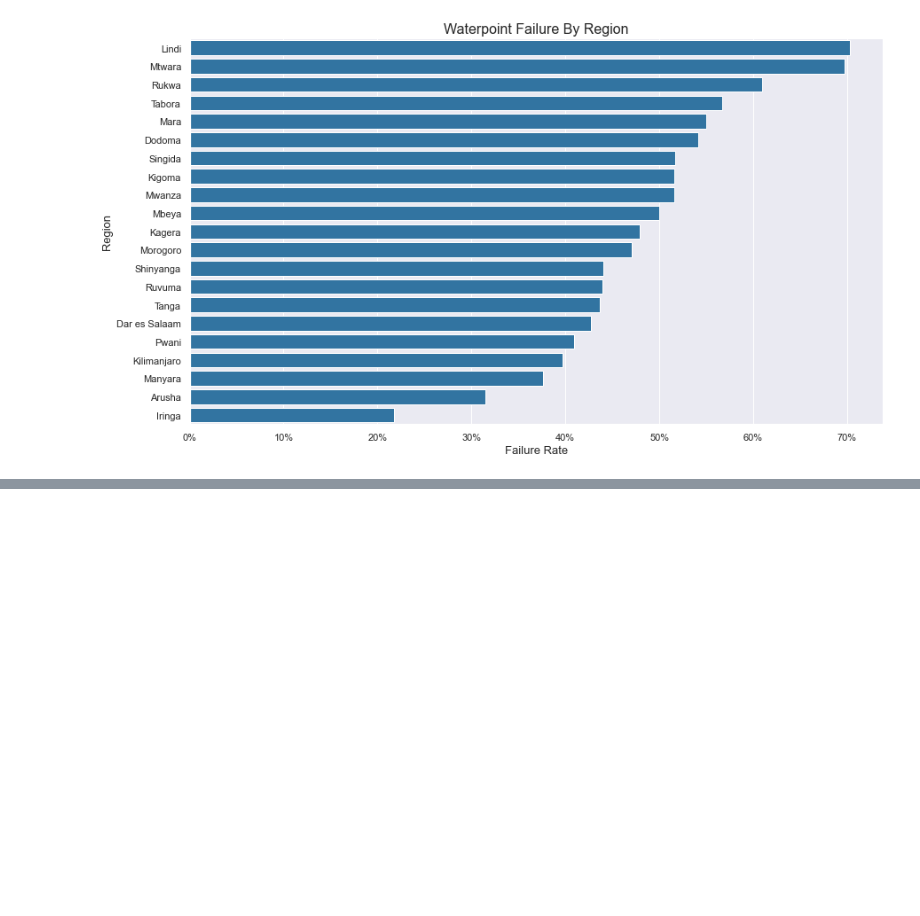
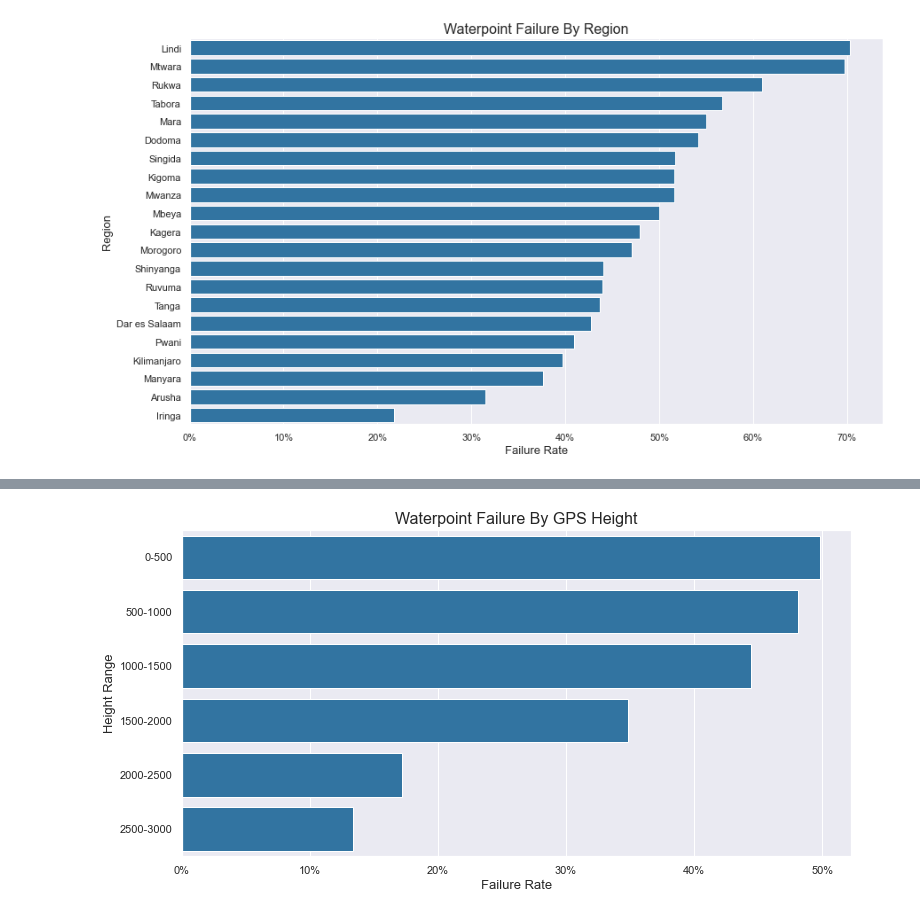
Before and after one commit to cmhollman/Phase-3-Project, a Jupyter notebook: tanz_notebook.ipynb, the cells around one changed output, grey strips where cells are left out. Drawn from its saved outputs; the diff is of its cells as text; code cells hidden in the pictures; blank space fills up the shorter version.

```diff
--- a/tanz_notebook.ipynb
+++ b/tanz_notebook.ipynb
@@ -562,0 +772,29 @@ ax.xaxis.set_major_formatter(mtick.PercentFormatter());
+# %%
+combined_df.loc[combined_df['gps_height'] >=0, 'height_group'] = '0-500'
+combined_df.loc[combined_df['gps_height'] >=500, 'height_group'] = '500-1000'
+combined_df.loc[combined_df['gps_height'] >=1000, 'height_group'] = '1000-1500'
+combined_df.loc[combined_df['gps_height'] >=1500, 'height_group'] = '1500-2000'
+combined_df.loc[combined_df['gps_height'] >=2000, 'height_group'] = '2000-2500'
+combined_df.loc[combined_df['gps_height'] >=2500, 'height_group'] = '2500-3000'
+# %%
+alts = combined_df.groupby('height_group')['status_group'].value_counts().unstack()
+alts['total'] = alts['non functional']+alts['functional needs repair']+alts['functional']
+alts['failure_rate'] = (alts['non functional']+alts['functional needs repair'])/alts['total']
+alts = alts.sort_values('failure_rate', ascending=False)
+alts.reset_index(inplace=True)
+# %%
+ax = plt.subplots(figsize=(12,6))
+sns.set_theme(style="darkgrid")
+sns.set()
+ax = sns.barplot(
+    y = alts['height_group'],
+    x = alts['failure_rate']*100,
+    color = "tab:blue",
+    data = alts, orient="h")
+ax.set_xlabel("Failure Rate", fontsize=13)
+ax.set_ylabel("Height Range", fontsize=13)
+ax.set_title("Waterpoint Failure By GPS Height", fontsize=16)
+
+ax.xaxis.set_major_formatter(mtick.PercentFormatter());
+# %% [output]
+[figure, added]
```
Also changed, not shown: parts of 76 cells of this notebook.
